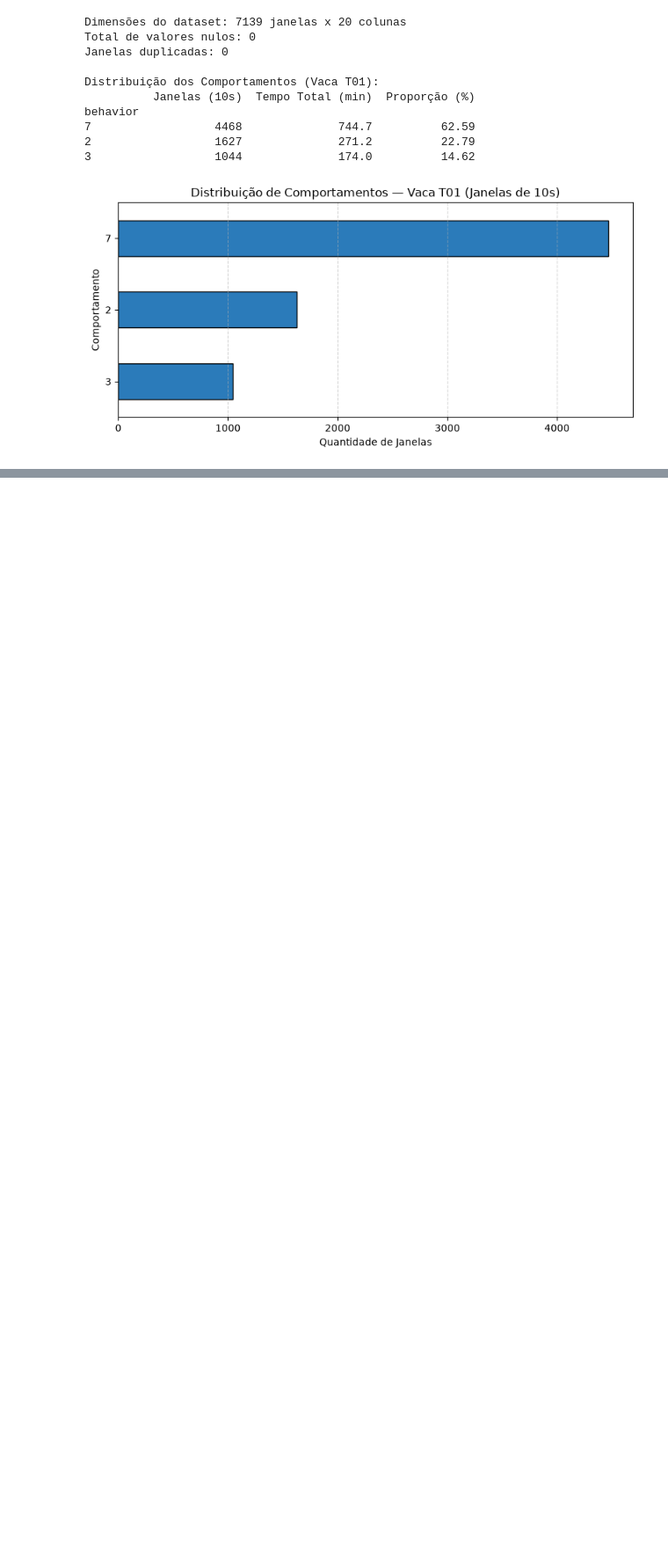
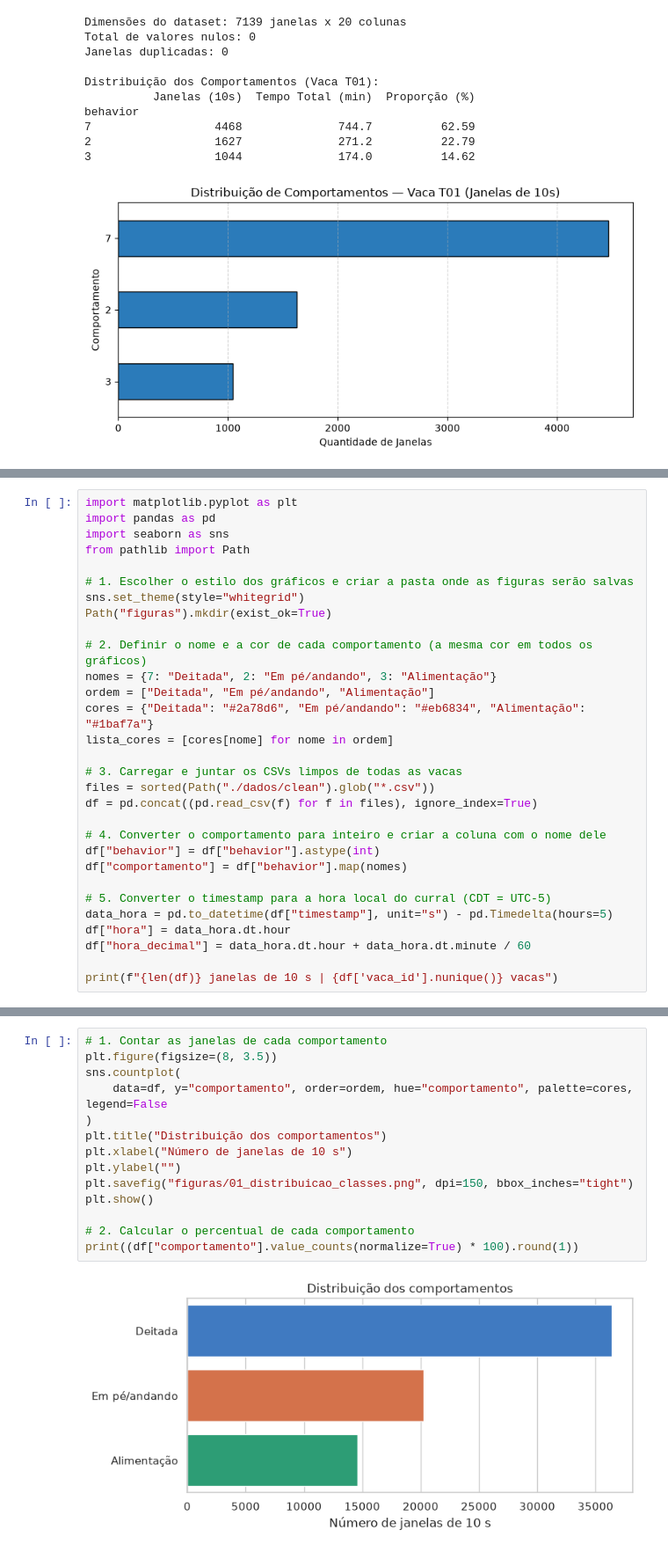
Before and after one commit to maicongiehl/unijui-pcd-cow-behavior-classification, a Jupyter notebook: inspect.ipynb, the cells around one changed output, grey strips where cells are left out. Shown at 88% size. Saved outputs shown, nothing was run; the diff lists cells and outputs as text; blank space fills up the shorter version.

Commit message:
refactor: merge visualizations and improvements into inspect and model notebooks

```diff
--- a/inspect.ipynb
+++ b/inspect.ipynb
@@ -49,0 +64,30 @@ behavior
+# %%
+import matplotlib.pyplot as plt
+import pandas as pd
+import seaborn as sns
+from pathlib import Path
+
+# 1. Escolher o estilo dos gráficos e criar a pasta onde as figuras serão salvas
+sns.set_theme(style="whitegrid")
+Path("figuras").mkdir(exist_ok=True)
+
+# 2. Definir o nome e a cor de cada comportamento (a mesma cor em todos os gráficos)
+nomes = {7: "Deitada", 2: "Em pé/andando", 3: "Alimentação"}
+ordem = ["Deitada", "Em pé/andando", "Alimentação"]
+cores = {"Deitada": "#2a78d6", "Em pé/andando": "#eb6834", "Alimentação": "#1baf7a"}
+lista_cores = [cores[nome] for nome in ordem]
+
+# 3. Carregar e juntar os CSVs limpos de todas as vacas
+files = sorted(Path("./dados/clean").glob("*.csv"))
+df = pd.concat((pd.read_csv(f) for f in files), ignore_index=True)
+
+# 4. Converter o comportamento para inteiro e criar a coluna com o nome dele
+df["behavior"] = df["behavior"].astype(int)
+df["comportamento"] = df["behavior"].map(nomes)
+
+# 5. Converter o timestamp para a hora local do curral (CDT = UTC-5)
+data_hora = pd.to_datetime(df["timestamp"], unit="s") - pd.Timedelta(hours=5)
+df["hora"] = data_hora.dt.hour
+df["hora_decimal"] = data_hora.dt.hour + data_hora.dt.minute / 60
+
+print(f"{len(df)} janelas de 10 s | {df['vaca_id'].nunique()} vacas")
@@ -49,0 +98,16 @@ behavior
+# %%
+# 1. Contar as janelas de cada comportamento
+plt.figure(figsize=(8, 3.5))
+sns.countplot(
+    data=df, y="comportamento", order=ordem, hue="comportamento", palette=cores, legend=False
+)
+plt.title("Distribuição dos comportamentos")
+plt.xlabel("Número de janelas de 10 s")
+plt.ylabel("")
+plt.savefig("figuras/01_distribuicao_classes.png", dpi=150, bbox_inches="tight")
+plt.show()
+
+# 2. Calcular o percentual de cada comportamento
+print((df["comportamento"].value_counts(normalize=True) * 100).round(1))
+# %% [output]
+[figure, added]
```
Also changed, not shown: parts of 21 cells of this notebook, 4 other files.
